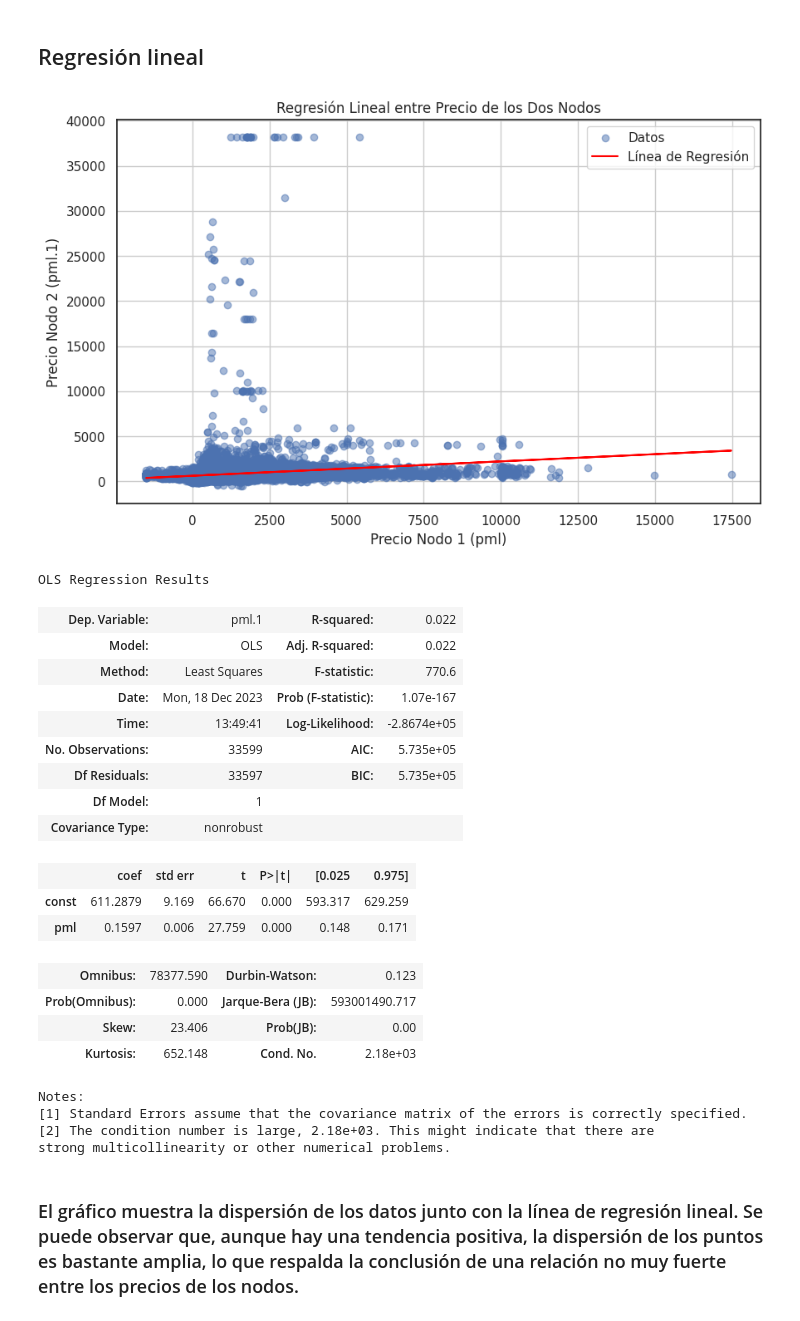
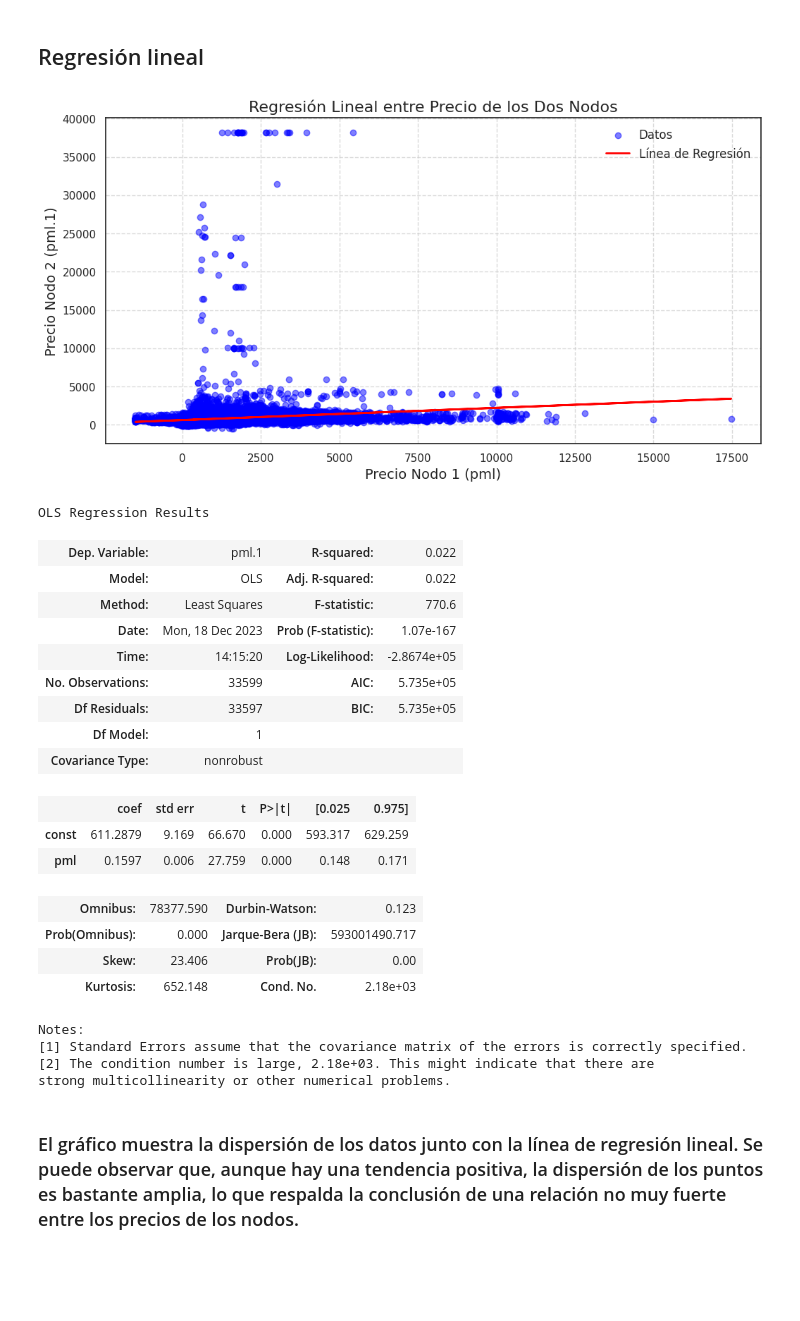
Before and after one commit to EnigmaK9/xts, a Jupyter notebook: xts.ipynb, the cells around one changed output. Saved outputs shown, nothing was run; the diff lists cells and outputs as text; code cells hidden in the pictures; blank space fills up the shorter version.

```diff
--- a/xts.ipynb
+++ b/xts.ipynb
@@ -137,39 +156,50 @@ plt.show()
 # %% [markdown]
 ## Regresión lineal
 # %%
-
-
 # Preparar los datos para la regresión
 X = data_cleaned['pml']  # Variable independiente
 y = data_cleaned['pml.1']  # Variable dependiente
 X = sm.add_constant(X)  # Agregar una constante al modelo
 
 # Realizar la regresión lineal
 model = sm.OLS(y, X).fit()
 
 # Resumen de la regresión
 regression_summary = model.summary()
 
 # Gráfico de dispersión y línea de regresión
-plt.figure(figsize=(10, 6))
-plt.scatter(data_cleaned['pml'], data_cleaned['pml.1'], alpha=0.5, label='Datos')
-plt.plot(data_cleaned['pml'], model.predict(X), color='red', label='Línea de Regresión')
-plt.title('Regresión Lineal entre Precio de los Dos Nodos')
-plt.xlabel('Precio Nodo 1 (pml)')
-plt.ylabel('Precio Nodo 2 (pml.1)')
-plt.legend()
-plt.grid(True)
+plt.figure(figsize=(12, 6))
+
+# Gráfico de dispersión de datos
+plt.scatter(data_cleaned['pml'], data_cleaned['pml.1'], alpha=0.5, label='Datos', color='blue')
+
+# Línea de regresión
+plt.plot(data_cleaned['pml'], model.predict(X), color='red', linewidth=2, label='Línea de Regresión')
+
+# Título y etiquetas
+plt.title('Regresión Lineal entre Precio de los Dos Nodos', fontsize=16)
+plt.xlabel('Precio Nodo 1 (pml)', fontsize=14)
+plt.ylabel('Precio Nodo 2 (pml.1)', fontsize=14)
+
+# Leyenda
+plt.legend(fontsize=12)
+
+# Cuadrícula
+plt.grid(True, linestyle='--', alpha=0.7)
+
+# Mostrar la gráfica
 plt.show()
 
+# Imprimir el resumen de la regresión
 regression_summary
 # %% [output]
-[figure, old version]
+[figure, new version]
 OLS Regression Results
 | Dep. Variable: | pml.1 | R-squared: | 0.022 |
 | Model: | OLS | Adj. R-squared: | 0.022 |
 | Method: | Least Squares | F-statistic: | 770.6 |
 | Date: | Mon, 18 Dec 2023 | Prob (F-statistic): | 1.07e-167 |
-| Time: | 13:49:41 | Log-Likelihood: | -2.8674e+05 |
+| Time: | 14:15:20 | Log-Likelihood: | -2.8674e+05 |
 | No. Observations: | 33599 | AIC: | 5.735e+05 |
 | Df Residuals: | 33597 | BIC: | 5.735e+05 |
 | Df Model: | 1 |  |  |
```
Also changed, not shown: parts of 8 cells of this notebook, 19 other files.
